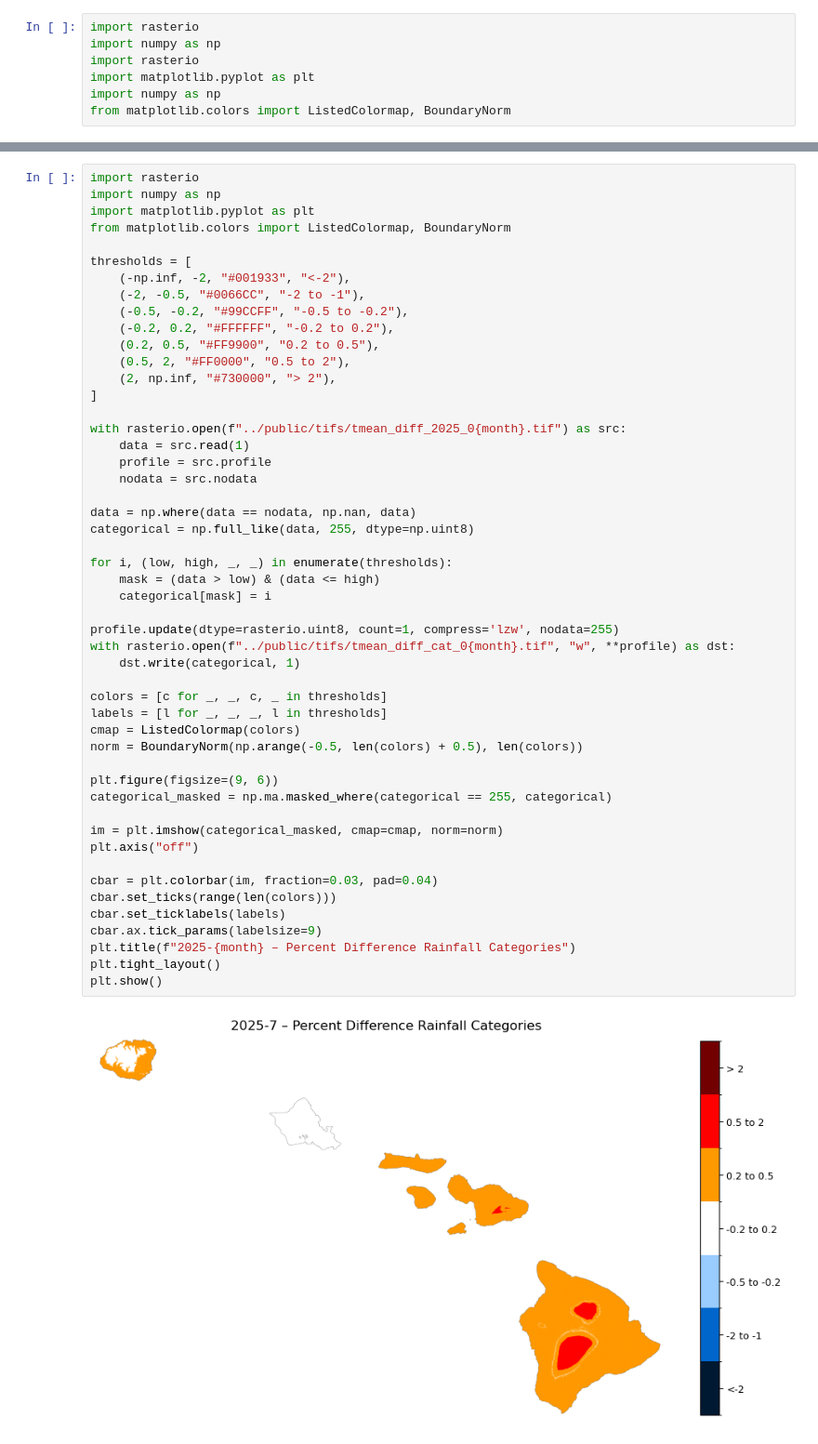
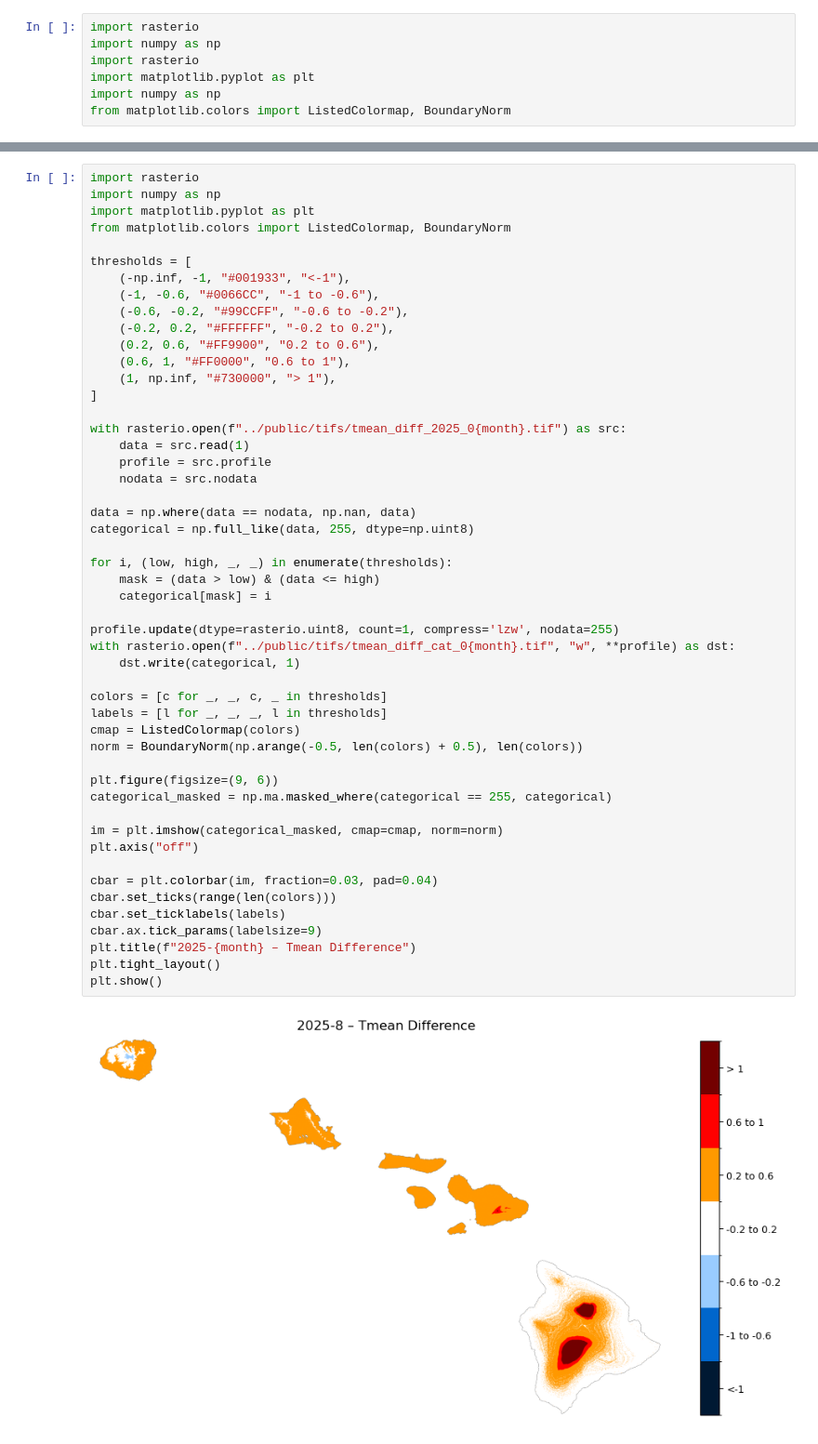
Before and after one commit to cherryleh/climate-summary, a Jupyter notebook: dews-hawaii-app/scripts/temp_category.ipynb, the cells around one changed output, grey strips where cells are left out. Shown at 93% size. Saved outputs shown, nothing was run; the diff lists cells and outputs as text.

```diff
--- a/dews-hawaii-app/scripts/temp_category.ipynb
+++ b/dews-hawaii-app/scripts/temp_category.ipynb
@@ -41,13 +41,13 @@ import matplotlib.pyplot as plt
 from matplotlib.colors import ListedColormap, BoundaryNorm
 
 thresholds = [
-    (-np.inf, -2, "#001933", "<-2"),
-    (-2, -0.5, "#0066CC", "-2 to -1"),
-    (-0.5, -0.2, "#99CCFF", "-0.5 to -0.2"),
+    (-np.inf, -1, "#001933", "<-1"),
+    (-1, -0.6, "#0066CC", "-1 to -0.6"),
+    (-0.6, -0.2, "#99CCFF", "-0.6 to -0.2"),
     (-0.2, 0.2, "#FFFFFF", "-0.2 to 0.2"),
-    (0.2, 0.5, "#FF9900", "0.2 to 0.5"),
-    (0.5, 2, "#FF0000", "0.5 to 2"),
-    (2, np.inf, "#730000", "> 2"),
+    (0.2, 0.6, "#FF9900", "0.2 to 0.6"),
+    (0.6, 1, "#FF0000", "0.6 to 1"),
+    (1, np.inf, "#730000", "> 1"),
 ]
 
 with rasterio.open(f"../public/tifs/tmean_diff_2025_0{month}.tif") as src:
@@ -57,32 +57,32 @@ with rasterio.open(f"../public/tifs/tmean_diff_2025_0{month}.tif") as src:
 
 data = np.where(data == nodata, np.nan, data)
 categorical = np.full_like(data, 255, dtype=np.uint8)
 
 for i, (low, high, _, _) in enumerate(thresholds):
     mask = (data > low) & (data <= high)
     categorical[mask] = i
 
 profile.update(dtype=rasterio.uint8, count=1, compress='lzw', nodata=255)
 with rasterio.open(f"../public/tifs/tmean_diff_cat_0{month}.tif", "w", **profile) as dst:
     dst.write(categorical, 1)
 
 colors = [c for _, _, c, _ in thresholds]
 labels = [l for _, _, _, l in thresholds]
 cmap = ListedColormap(colors)
 norm = BoundaryNorm(np.arange(-0.5, len(colors) + 0.5), len(colors))
 
 plt.figure(figsize=(9, 6))
 categorical_masked = np.ma.masked_where(categorical == 255, categorical)
 
 im = plt.imshow(categorical_masked, cmap=cmap, norm=norm)
 plt.axis("off")
 
 cbar = plt.colorbar(im, fraction=0.03, pad=0.04)
 cbar.set_ticks(range(len(colors)))
 cbar.set_ticklabels(labels)
 cbar.ax.tick_params(labelsize=9)
-plt.title(f"2025-{month} – Percent Difference Rainfall Categories")
+plt.title(f"2025-{month} – Tmean Difference")
 plt.tight_layout()
 plt.show()
 # %% [output]
-[figure, old version]
+[figure, new version]
```
Also changed, not shown: parts of 1 cell of this notebook, 9 other files.
